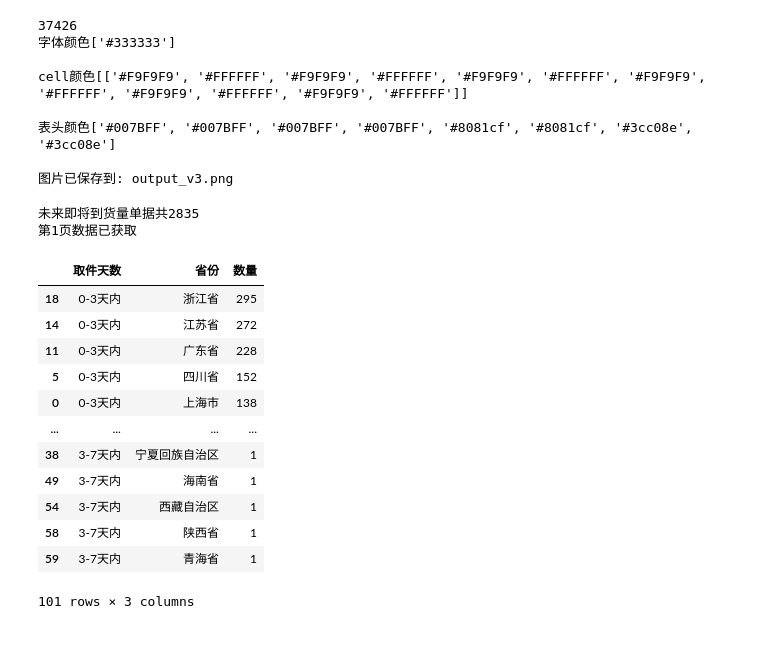
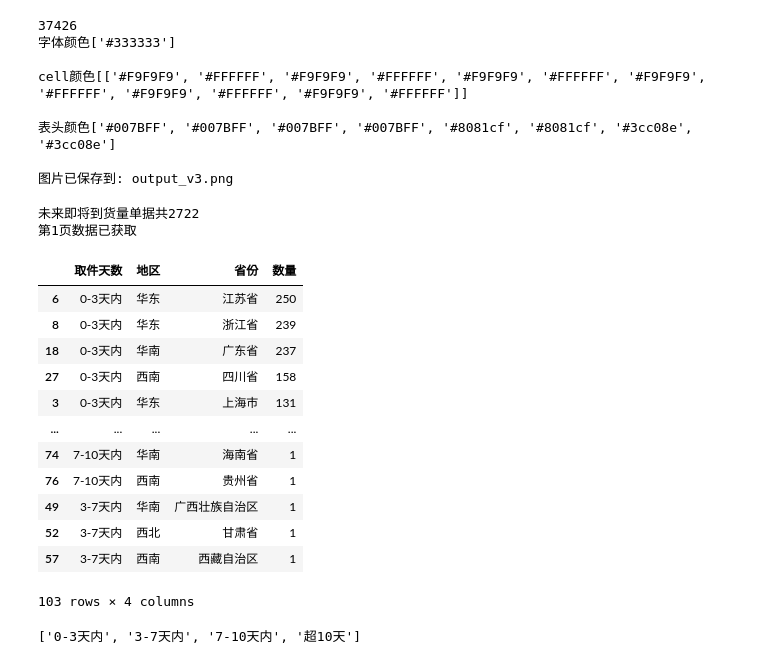
Before and after one commit to 9xxxxxx/feishubot, a Jupyter notebook: src/debug.ipynb, the cells around one changed output. Drawn from its saved outputs; the diff is of its cells as text; code cells hidden in the pictures.

```diff
--- a/src/debug.ipynb
+++ b/src/debug.ipynb
@@ -462,7 +462,7 @@ import numpy as np
 import pandas as pd
 from sqlalchemy import create_engine
 conn = create_engine("mysql+pymysql://root:000000@localhost/demo")
-p_by_r = pd.read_sql('select * from provinces_by_region',con=conn)
+p_by_r = pd.read_sql('select 地区,省份 from provinces_by_region',con=conn)
 def generate_jxnrequrl(pageindex,conditions=None):
 
     """
@@ -558,46 +558,46 @@ def makedata():
     data['月份'] = data['创建时间'].dt.month
 
     df = data.query("上门取件结束时间.notnull()").copy()
     df1 = data.query("单据来源 == '聚水潭' and 月份 !=12").copy()
     df = pd.concat([df,df1])
 
     df['取件至今'] = (pd.to_datetime('today') - df['上门取件结束时间']).dt.days
     df['取件天数'] = np.where(df['取件至今'] < 3, '0-3天内', np.where(df['取件至今'] < 7, '3-7天内', np.where(df['取件至今'] < 10, '7-10天内', '超10天')))
     df['月份'] = df['上门取件结束时间'].dt.month
     # df.to_csv('预测.csv',index=False)
-    df = pd.merge(left=df,right=p_by_r,left_on='省份', right_on='省份名称',how='left')
+    df = pd.merge(left=df,right=p_by_r,left_on='省份', right_on='省份')
     # df = df.groupby('')
-    df = df.pivot_table(index=['取件天数','省份'],values='单号', aggfunc='count')
+    df = df.pivot_table(index=['取件天数','地区','省份'],values='单号', aggfunc='count')
     df = df.reset_index()
     df = df.rename(columns={'单号':'数量'})
     df = df.sort_values(['数量','取件天数'], ascending=False)
     return df
 
 df = makedata()
 df
 # df = makedata()
 # df.to_csv('./预测.csv',index=False)
 # export_dataframe_to_image_v2(
 #     df,
 #     output_path="output_v3.png",
 #     title="单据预警",
 #     image_size=(850, 460),
 #     font_family="Microsoft YaHei",  # 替换为兼容字体
 #     font_size=18
 # )
 # %% [output]
-未来即将到货量单据共2835
+未来即将到货量单据共2722
 第1页数据已获取
-|  | 取件天数 | 省份 | 数量 |
-| 18 | 0-3天内 | 浙江省 | 295 |
-| 14 | 0-3天内 | 江苏省 | 272 |
-| 11 | 0-3天内 | 广东省 | 228 |
-| 5 | 0-3天内 | 四川省 | 152 |
-| 0 | 0-3天内 | 上海市 | 138 |
-| ... | ... | ... | ... |
-| 38 | 3-7天内 | 宁夏回族自治区 | 1 |
-| 49 | 3-7天内 | 海南省 | 1 |
-| 54 | 3-7天内 | 西藏自治区 | 1 |
-| 58 | 3-7天内 | 陕西省 | 1 |
-| 59 | 3-7天内 | 青海省 | 1 |
+|  | 取件天数 | 地区 | 省份 | 数量 |
+| 6 | 0-3天内 | 华东 | 江苏省 | 250 |
+| 8 | 0-3天内 | 华东 | 浙江省 | 239 |
+| 18 | 0-3天内 | 华南 | 广东省 | 237 |
+| 27 | 0-3天内 | 西南 | 四川省 | 158 |
+| 3 | 0-3天内 | 华东 | 上海市 | 131 |
+| ... | ... | ... | ... | ... |
+| 74 | 7-10天内 | 华南 | 海南省 | 1 |
+| 76 | 7-10天内 | 西南 | 贵州省 | 1 |
+| 49 | 3-7天内 | 华南 | 广西壮族自治区 | 1 |
+| 52 | 3-7天内 | 西北 | 甘肃省 | 1 |
+| 57 | 3-7天内 | 西南 | 西藏自治区 | 1 |
-101 rows × 3 columns
+103 rows × 4 columns
@@ -829,0 +604,6 @@ x
+# %%
+x = df['取件天数'].unique().tolist()
+x.sort()
+print(x)
+# %% [output]
+['0-3天内', '3-7天内', '7-10天内', '超10天']
```
Also changed, not shown: parts of 5 cells of this notebook, 16 other files.
